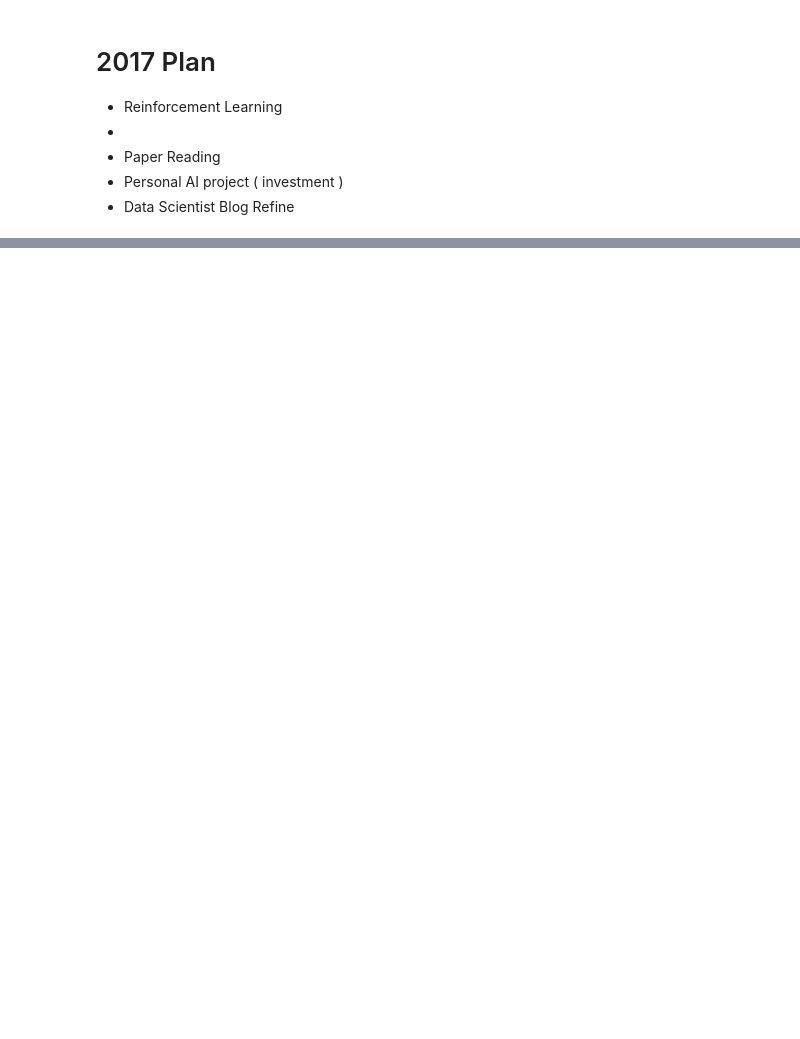
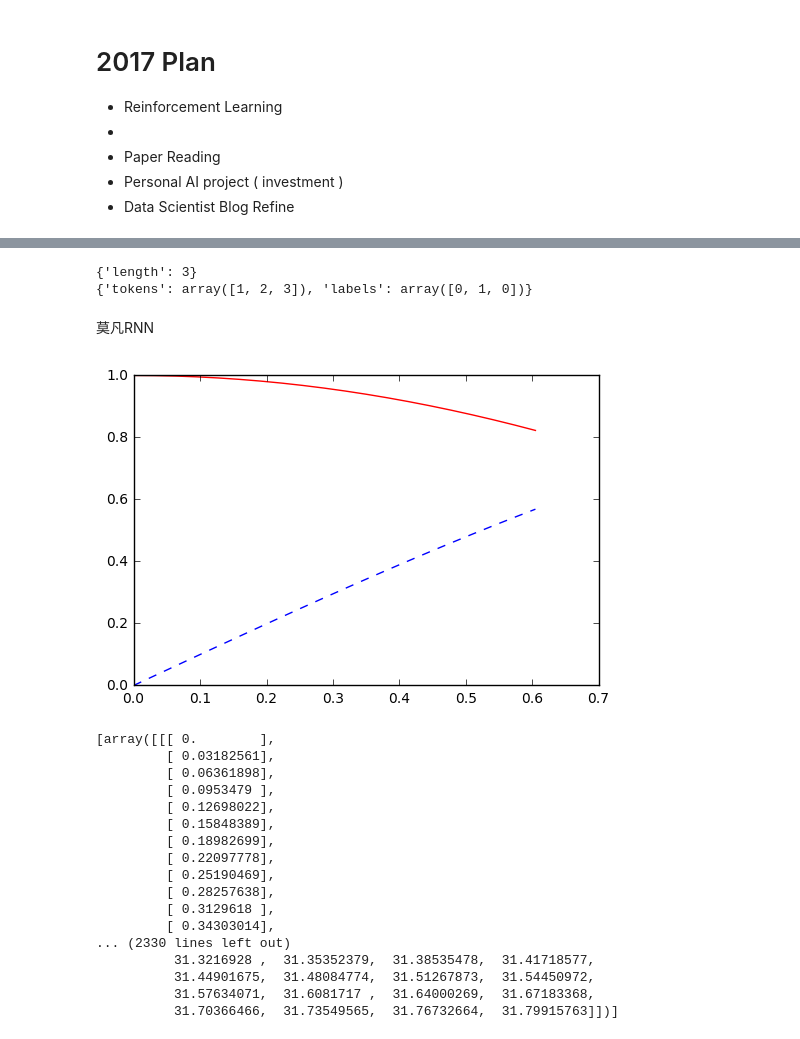
Before and after one commit to KentChun33333/blog, a Jupyter notebook: notebook/2017-Goals.ipynb, the cells around one changed output, grey strips where cells are left out. Saved outputs shown, nothing was run; the diff lists cells and outputs as text; code cells hidden in the pictures; blank space fills up the shorter version.

```diff
--- a/notebook/2017-Goals.ipynb
+++ b/notebook/2017-Goals.ipynb
@@ -203,0 +348,79 @@ HTML(html)
+# %%
+tf.reset_default_graph()
+
+# A single serialized example
+# (You can read this from a file using TFRecordReader)
+ex = make_example([1, 2, 3], [0, 1, 0]).SerializeToString()
+
+# Define how to parse the example
+context_features = {
+    "length": tf.FixedLenFeature([], dtype=tf.int64)
+}
+sequence_features = {
+    "tokens": tf.FixedLenSequenceFeature([], dtype=tf.int64),
+    "labels": tf.FixedLenSequenceFeature([], dtype=tf.int64)
+}
+
+# Parse the example (returns a dictionary of tensors)
+context_parsed, sequence_parsed = tf.parse_single_sequence_example(
+    serialized=ex,
+    context_features=context_features,
+    sequence_features=sequence_features
+)
+
+context = tf.contrib.learn.run_n(context_parsed, n=1, feed_dict=None)
+print(context[0])
+sequence = tf.contrib.learn.run_n(sequence_parsed, n=1, feed_dict=None)
+print(sequence[0])
+# %% [output]
+{'length': 3}
+{'tokens': array([1, 2, 3]), 'labels': array([0, 1, 0])}
+# %% [markdown]
+莫凡RNN
+# %%
+import tensorflow as tf
+import numpy as np
+import matplotlib.pyplot as plt
+%matplotlib inline
+
+BATCH_START = 0
+TIME_STEPS = 20
+BATCH_SIZE = 50
+INPUT_SIZE = 1
+OUTPUT_SIZE = 1
+CELL_SIZE = 10
+LR = 0.006
+
+
+def get_batch():
+    global BATCH_START, TIME_STEPS
+    # xs shape (50batch, 20steps)
+    xs = np.arange(BATCH_START, BATCH_START+TIME_STEPS*BATCH_SIZE).reshape((BATCH_SIZE, TIME_STEPS)) / (10*np.pi)
+    seq = np.sin(xs)
+    res = np.cos(xs)
+    BATCH_START += TIME_STEPS
+    plt.plot(xs[0, :], res[0, :], 'r', xs[0, :], seq[0, :], 'b--')
+    plt.show()
+    # returned seq, res and xs: shape (batch, step, input)
+    return [seq[:, :, np.newaxis], res[:, :, np.newaxis], xs]
+# %%
+get_batch()
+# %% [output]
+[figure, added]
+[array([[[ 0.        ],
+         [ 0.03182561],
+         [ 0.06361898],
+         [ 0.0953479 ],
+         [ 0.12698022],
+         [ 0.15848389],
+         [ 0.18982699],
+         [ 0.22097778],
+         [ 0.25190469],
+         [ 0.28257638],
+         [ 0.3129618 ],
+         [ 0.34303014],
+... (2330 lines left out)
+          31.3216928 ,  31.35352379,  31.38535478,  31.41718577,
+          31.44901675,  31.48084774,  31.51267873,  31.54450972,
+          31.57634071,  31.6081717 ,  31.64000269,  31.67183368,
+          31.70366466,  31.73549565,  31.76732664,  31.79915763]])]
```
Also changed, not shown: parts of 20 cells of this notebook.
